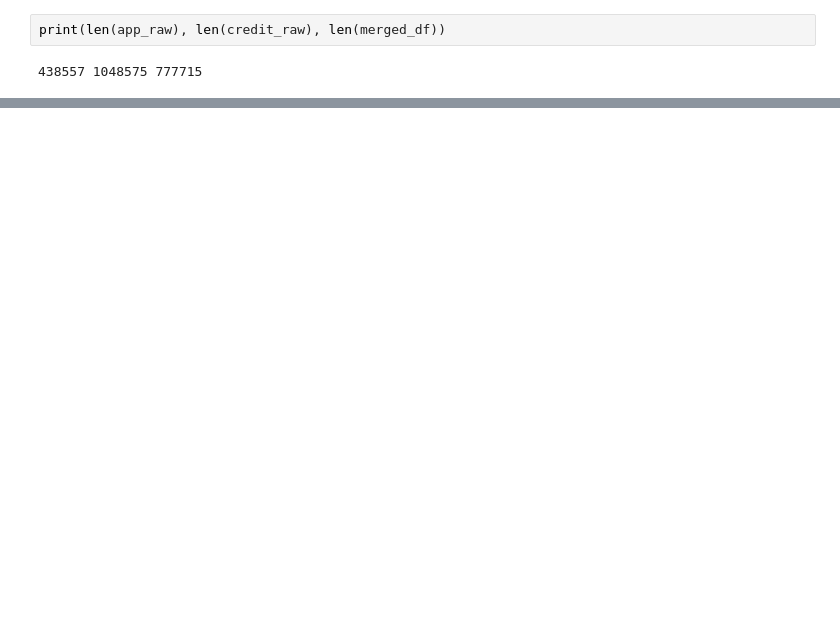
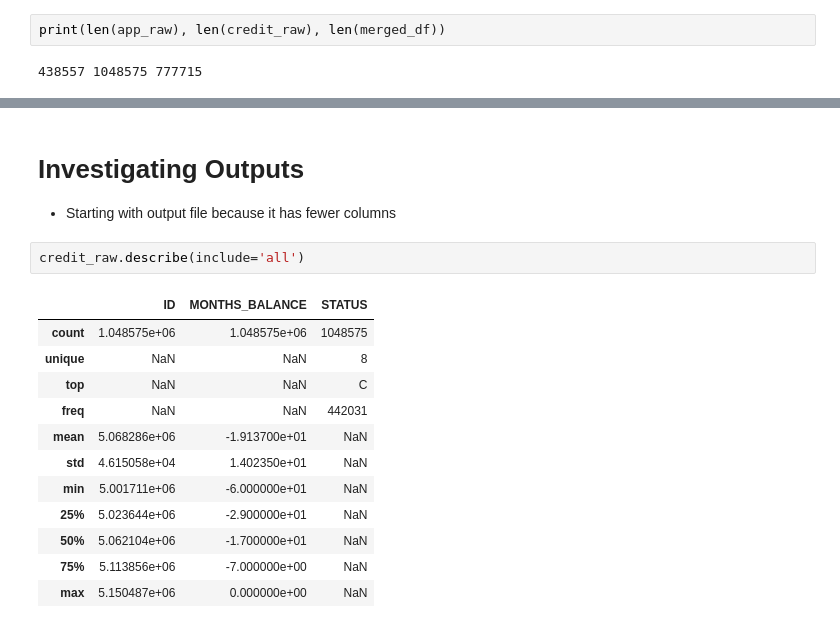
Before and after one commit to LoukasPerdikis/Credit-Card-Approval, a Jupyter notebook: credit_score.ipynb, the cells around one changed output, grey strips where cells are left out. Cells and saved outputs as stored; diff of their text form; blank space fills up the shorter version.

```diff
--- a/credit_score.ipynb
+++ b/credit_score.ipynb
@@ -48,0 +56,18 @@ print(len(app_raw), len(credit_raw), len(merged_df))
+# %% [markdown]
+# Investigating Outputs
+* Starting with output file because it has fewer columns
+# %%
+credit_raw.describe(include='all')
+# %% [output]
+|  | ID | MONTHS_BALANCE | STATUS |
+| count | 1.048575e+06 | 1.048575e+06 | 1048575 |
+| unique | NaN | NaN | 8 |
+| top | NaN | NaN | C |
+| freq | NaN | NaN | 442031 |
+| mean | 5.068286e+06 | -1.913700e+01 | NaN |
+| std | 4.615058e+04 | 1.402350e+01 | NaN |
+| min | 5.001711e+06 | -6.000000e+01 | NaN |
+| 25% | 5.023644e+06 | -2.900000e+01 | NaN |
+| 50% | 5.062104e+06 | -1.700000e+01 | NaN |
+| 75% | 5.113856e+06 | -7.000000e+00 | NaN |
+| max | 5.150487e+06 | 0.000000e+00 | NaN |
```
Also changed, not shown: parts of 3 cells of this notebook.
